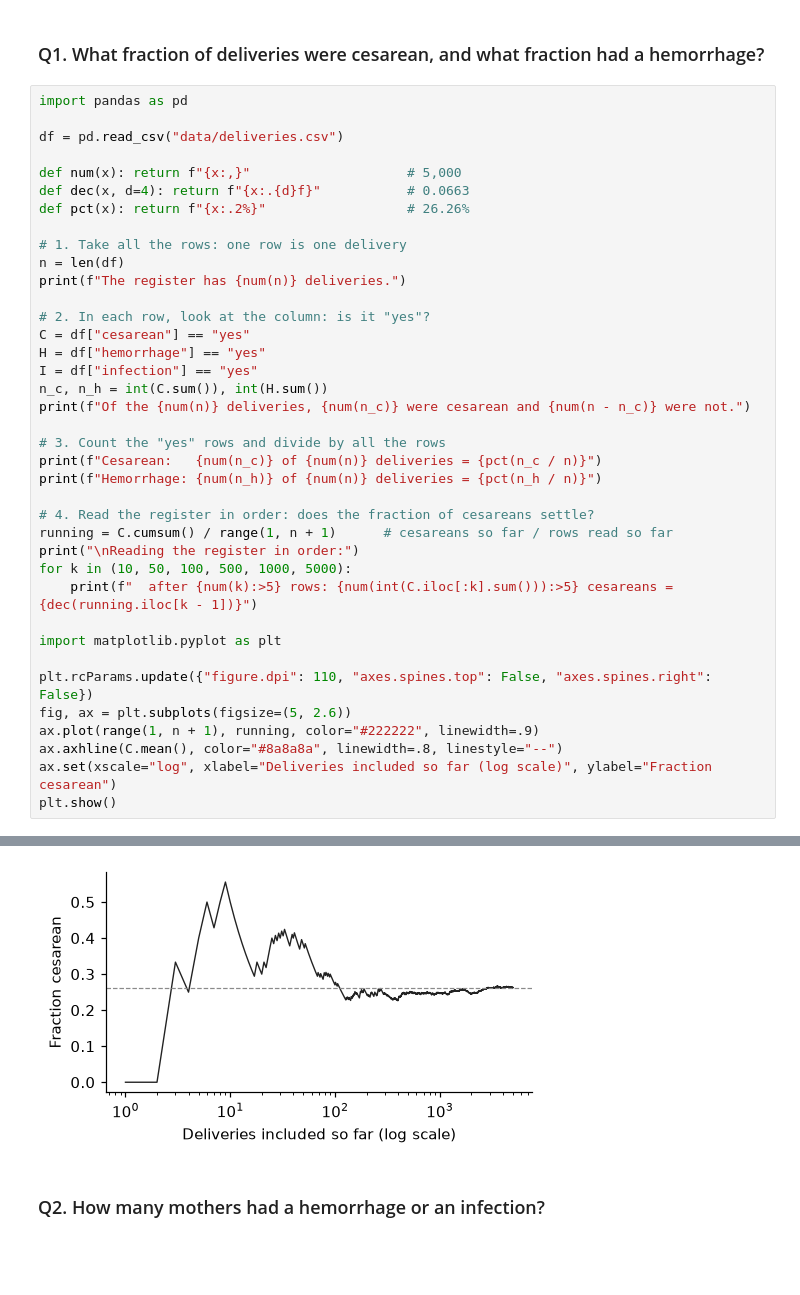
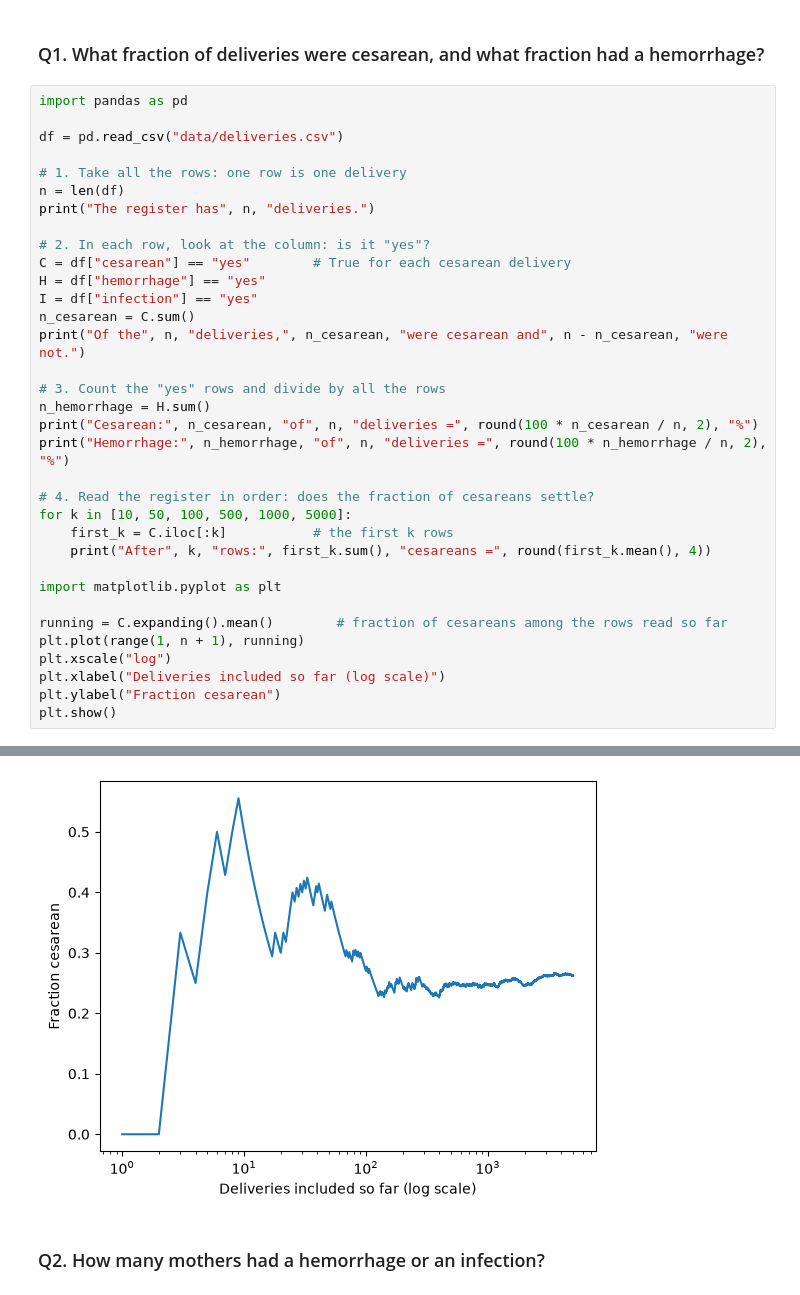
Before and after one commit to marcelosilva2604/data-science-ml-ai-in-health-volume-1, a Jupyter notebook: chapters/ch11/ch11_probability_en.ipynb, the cells around one changed output, grey strips where cells are left out. Saved outputs shown, nothing was run; the diff lists cells and outputs as text; blank space fills up the shorter version.

Commit message:
Chapter 11 notebook: beginner-friendly Python (plain print and round, no helper functions or f-strings)
Co-Authored-By: Claude Sonnet 5.5 <noreply@anthropic.com>

```diff
--- a/chapters/ch11/ch11_probability_en.ipynb
+++ b/chapters/ch11/ch11_probability_en.ipynb
@@ -33,37 +33,33 @@ import pandas as pd
 
 df = pd.read_csv("data/deliveries.csv")
 
-def num(x): return f"{x:,}"                    # 5,000
-def dec(x, d=4): return f"{x:.{d}f}"           # 0.0663
-def pct(x): return f"{x:.2%}"                  # 26.26%
-
 # 1. Take all the rows: one row is one delivery
 n = len(df)
-print(f"The register has {num(n)} deliveries.")
+print("The register has", n, "deliveries.")
 
 # 2. In each row, look at the column: is it "yes"?
-C = df["cesarean"] == "yes"
+C = df["cesarean"] == "yes"        # True for each cesarean delivery
 H = df["hemorrhage"] == "yes"
 I = df["infection"] == "yes"
-n_c, n_h = int(C.sum()), int(H.sum())
-print(f"Of the {num(n)} deliveries, {num(n_c)} were cesarean and {num(n - n_c)} were not.")
+n_cesarean = C.sum()
+print("Of the", n, "deliveries,", n_cesarean, "were cesarean and", n - n_cesarean, "were not.")
 
 # 3. Count the "yes" rows and divide by all the rows
-print(f"Cesarean:   {num(n_c)} of {num(n)} deliveries = {pct(n_c / n)}")
-print(f"Hemorrhage: {num(n_h)} of {num(n)} deliveries = {pct(n_h / n)}")
+n_hemorrhage = H.sum()
+print("Cesarean:", n_cesarean, "of", n, "deliveries =", round(100 * n_cesarean / n, 2), "%")
+print("Hemorrhage:", n_hemorrhage, "of", n, "deliveries =", round(100 * n_hemorrhage / n, 2), "%")
 
 # 4. Read the register in order: does the fraction of cesareans settle?
-running = C.cumsum() / range(1, n + 1)      # cesareans so far / rows read so far
-print("\nReading the register in order:")
-for k in (10, 50, 100, 500, 1000, 5000):
-    print(f"  after {num(k):>5} rows: {num(int(C.iloc[:k].sum())):>5} cesareans = {dec(running.iloc[k - 1])}")
+for k in [10, 50, 100, 500, 1000, 5000]:
+    first_k = C.iloc[:k]           # the first k rows
+    print("After", k, "rows:", first_k.sum(), "cesareans =", round(first_k.mean(), 4))
 
 import matplotlib.pyplot as plt
 
-plt.rcParams.update({"figure.dpi": 110, "axes.spines.top": False, "axes.spines.right": False})
-fig, ax = plt.subplots(figsize=(5, 2.6))
-ax.plot(range(1, n + 1), running, color="#222222", linewidth=.9)
-ax.axhline(C.mean(), color="#8a8a8a", linewidth=.8, linestyle="--")
-ax.set(xscale="log", xlabel="Deliveries included so far (log scale)", ylabel="Fraction cesarean")
+running = C.expanding().mean()        # fraction of cesareans among the rows read so far
+plt.plot(range(1, n + 1), running)
+plt.xscale("log")
+plt.xlabel("Deliveries included so far (log scale)")
+plt.ylabel("Fraction cesarean")
 plt.show()
 # %% [output]
@@ -82,4 +76,4 @@ Reading the register in order:
-[figure, old version]
+[figure, new version]
 # %% [markdown]
 ### Q2. How many mothers had a hemorrhage or an infection?
 # %%
```
Also changed, not shown: parts of 21 cells of this notebook, 4 other files.
